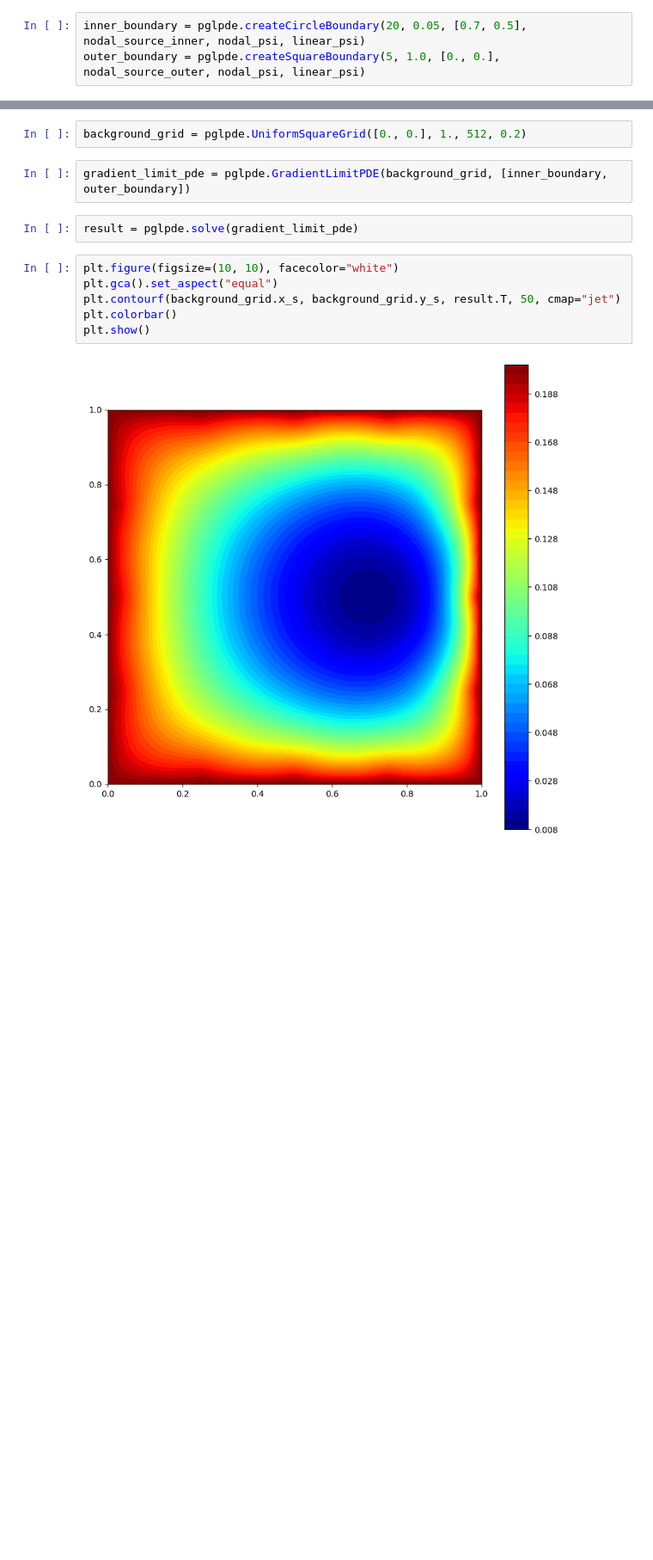
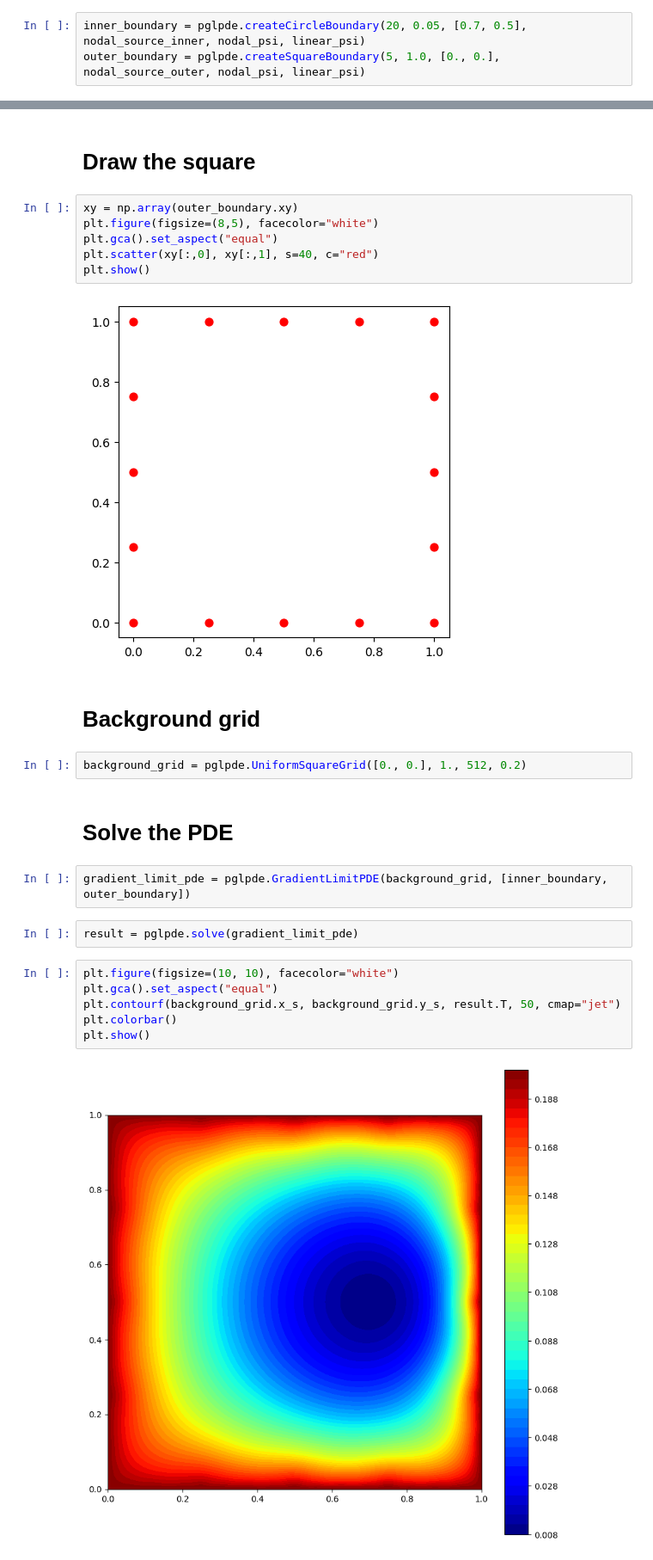
Before and after one commit to bcynuaa/GradLimitJL, a Jupyter notebook: examples/example_py.ipynb, the cells around one changed output, grey strips where cells are left out. Shown at 86% size. Cells and saved outputs as stored; diff of their text form; blank space fills up the shorter version.

```diff
--- a/examples/example_py.ipynb
+++ b/examples/example_py.ipynb
@@ -15,5 +31,19 @@ outer_boundary = pglpde.createSquareBoundary(5, 1.0, [0., 0.], nodal_source_oute
+# %% [markdown]
+# Draw the square
+# %%
+xy = np.array(outer_boundary.xy)
+plt.figure(figsize=(8,5), facecolor="white")
+plt.gca().set_aspect("equal")
+plt.scatter(xy[:,0], xy[:,1], s=40, c="red")
+plt.show()
+# %% [output]
+[figure, added]
+# %% [markdown]
+# Background grid
 # %%
 background_grid = pglpde.UniformSquareGrid([0., 0.], 1., 512, 0.2)
+# %% [markdown]
+# Solve the PDE
 # %%
 gradient_limit_pde = pglpde.GradientLimitPDE(background_grid, [inner_boundary, outer_boundary])
 # %%
```
Also changed, not shown: parts of 5 cells of this notebook, 2 other files.
